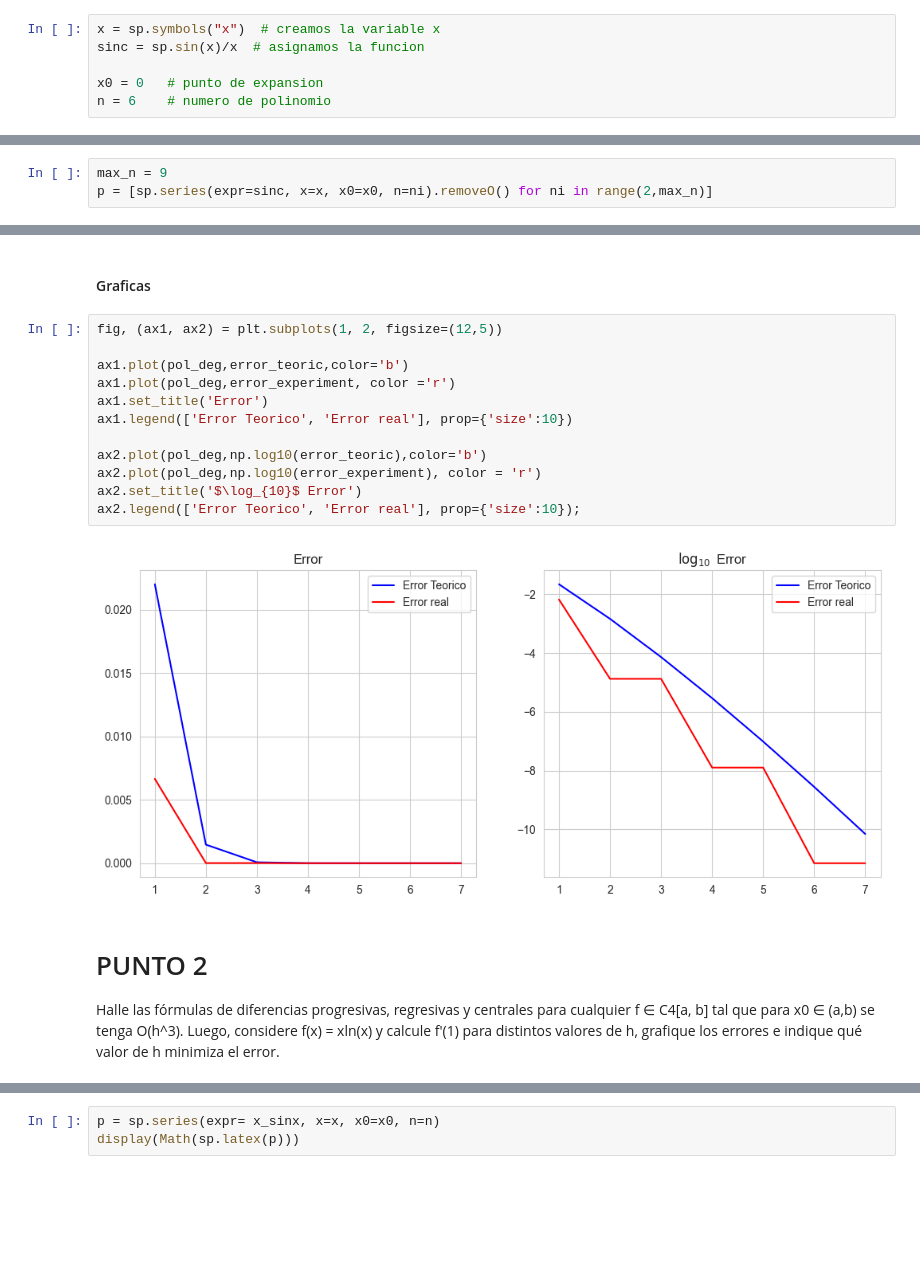
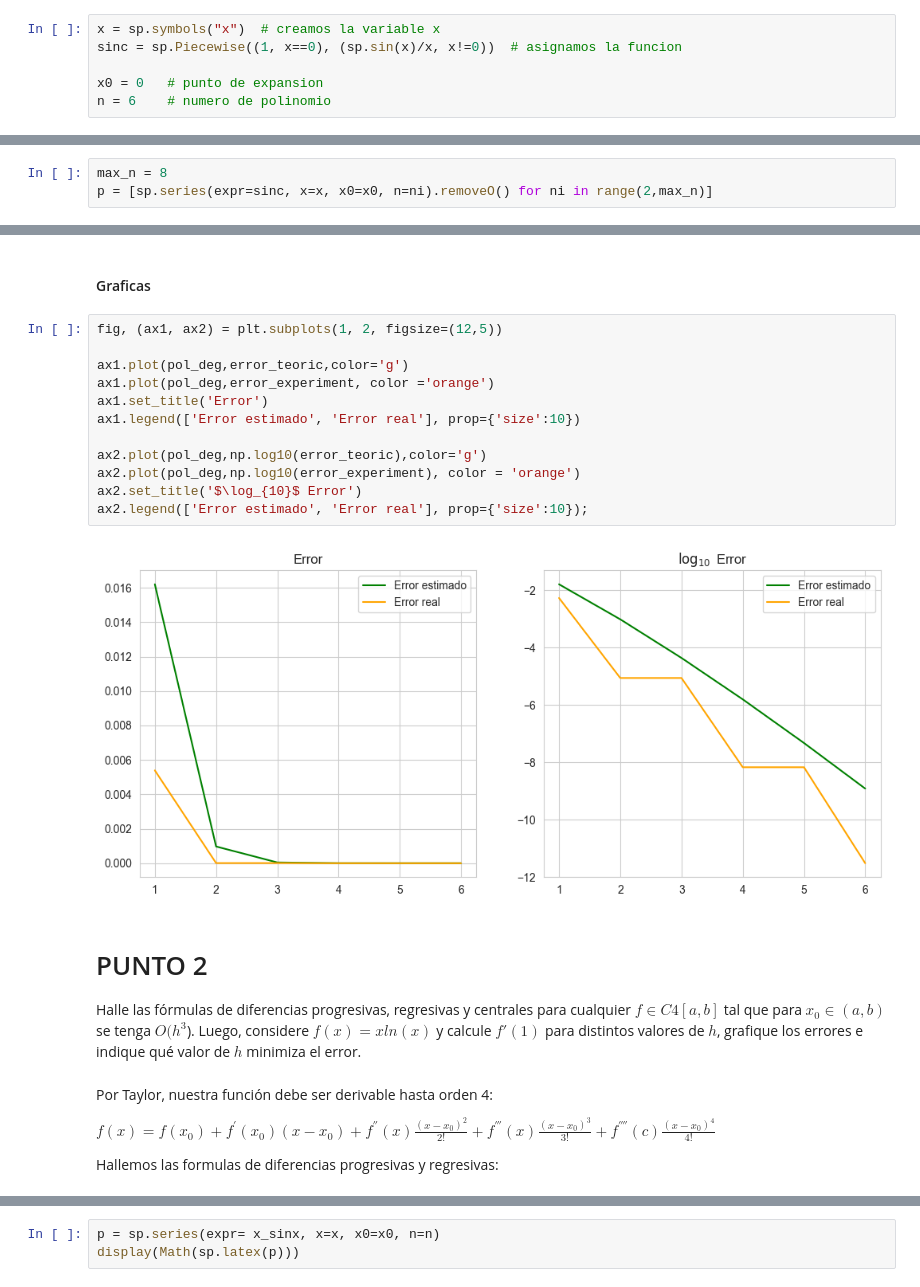
Before and after one commit to K3nnyZY/computer-solutions, a Jupyter notebook: taller.ipynb, the cells around one changed output, grey strips where cells are left out. Cells and saved outputs as stored; diff of their text form; blank space fills up the shorter version.

```diff
--- a/taller.ipynb
+++ b/taller.ipynb
@@ -25,6 +30,6 @@ es la función ”sinc” (usada en procesamiento de señales, etc). Muestre ade
 # %%
 x = sp.symbols("x")  # creamos la variable x
-sinc = sp.sin(x)/x  # asignamos la funcion
+sinc = sp.Piecewise((1, x==0), (sp.sin(x)/x, x!=0))  # asignamos la funcion
 
 x0 = 0   # punto de expansion
 n = 6    # numero de polinomio
@@ -34,7 +39,7 @@ display(Math(sp.latex(p)))   # muestra la serie en formato latex
 # %% [output]
 $\displaystyle 1 - \frac{x^{2}}{6} + \frac{x^{4}}{120} + O\left(x^{6}\right)$
 # %%
-max_n = 9
+max_n = 8
 p = [sp.series(expr=sinc, x=x, x0=x0, n=ni).removeO() for ni in range(2,max_n)]
 # %% [markdown]
 ### Cota del error
@@ -88,17 +102,23 @@ el valor real de grado 6 es: 7.052136652418994e-12
 # %%
 fig, (ax1, ax2) = plt.subplots(1, 2, figsize=(12,5))
 
-ax1.plot(pol_deg,error_teoric,color='b')
-ax1.plot(pol_deg,error_experiment, color ='r')
+ax1.plot(pol_deg,error_teoric,color='g')
+ax1.plot(pol_deg,error_experiment, color ='orange')
 ax1.set_title('Error')
-ax1.legend(['Error Teorico', 'Error real'], prop={'size':10})
+ax1.legend(['Error estimado', 'Error real'], prop={'size':10})
 
-ax2.plot(pol_deg,np.log10(error_teoric),color='b')
-ax2.plot(pol_deg,np.log10(error_experiment), color = 'r')
+ax2.plot(pol_deg,np.log10(error_teoric),color='g')
+ax2.plot(pol_deg,np.log10(error_experiment), color = 'orange')
 ax2.set_title('$\log_{10}$ Error')
-ax2.legend(['Error Teorico', 'Error real'], prop={'size':10});
+ax2.legend(['Error estimado', 'Error real'], prop={'size':10});
 # %% [output]
-[figure, old version]
+[figure, new version]
 # %% [markdown]
 # PUNTO 2
-Halle las fórmulas de diferencias progresivas, regresivas y centrales para cualquier f ∈ C4[a, b] tal que para x0 ∈ (a,b) se tenga O(h^3). Luego, considere f(x) = xln(x) y calcule f′(1) para distintos valores de h, grafique los errores e indique qué valor de h minimiza el error.
+Halle las fórmulas de diferencias progresivas, regresivas y centrales para cualquier $f ∈ C4[a, b]$ tal que para $x_{0} ∈ (a,b)$ se tenga $O(h^3$). Luego, considere $f(x) = xln(x)$ y calcule $f′(1)$ para distintos valores de $h$, grafique los errores e indique qué valor de $h$ minimiza el error.
+# %% [markdown]
+Por Taylor, nuestra función debe ser derivable hasta orden 4:
+
+$f(x)=f(x_0)+f^{'}(x_0)(x-x_0)+f^{''}(x)\frac{(x-x_0)^{2}}{2!}+f^{'''}(x)\frac{(x-x_0)^{3}}{3!}+f^{''''}(c)\frac{(x-x_0)^{4}}{4!}$
+
+Hallemos las formulas de diferencias progresivas y regresivas:
```
Also changed, not shown: parts of 22 cells of this notebook, 3 other files.
